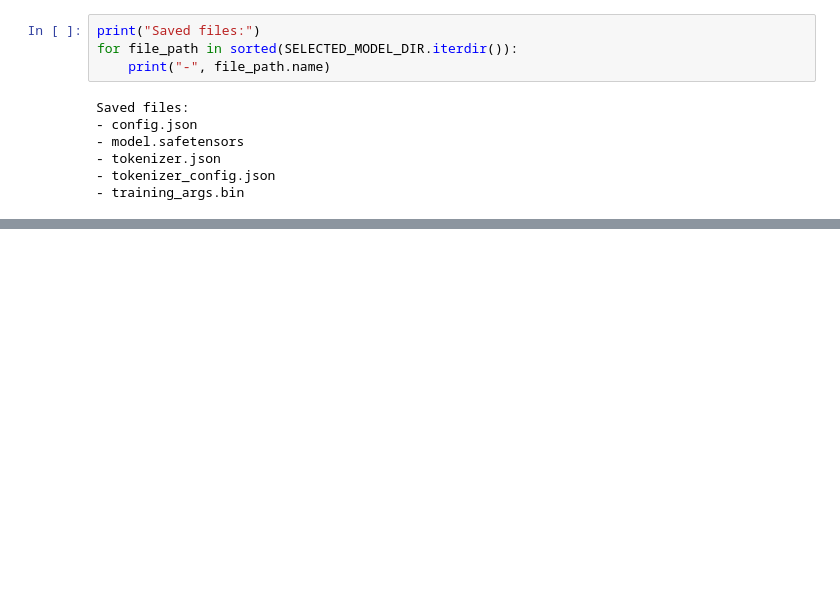
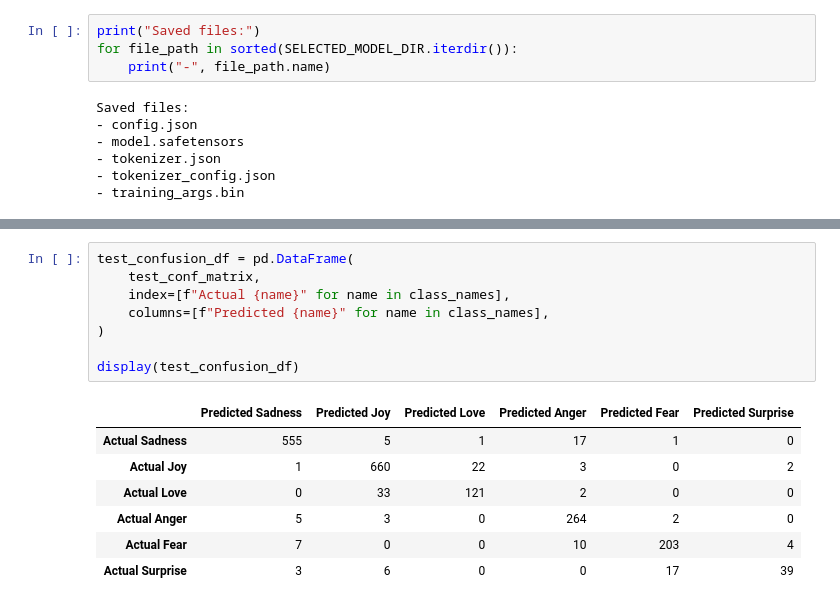
Before and after one commit to presidesg-lgtm/emotional-wellbeing-system, a Jupyter notebook: ml/notebooks/03_transformer_model.ipynb, the cells around one changed output, grey strips where cells are left out. Drawn from its saved outputs; the diff is of its cells as text; blank space fills up the shorter version.

```diff
--- a/ml/notebooks/03_transformer_model.ipynb
+++ b/ml/notebooks/03_transformer_model.ipynb
@@ -821,0 +1143,16 @@ Saved files:
+# %%
+test_confusion_df = pd.DataFrame(
+    test_conf_matrix,
+    index=[f"Actual {name}" for name in class_names],
+    columns=[f"Predicted {name}" for name in class_names],
+)
+
+display(test_confusion_df)
+# %% [output]
+|  | Predicted Sadness | Predicted Joy | Predicted Love | Predicted Anger | Predicted Fear | Predicted Surprise |
+| Actual Sadness | 555 | 5 | 1 | 17 | 1 | 0 |
+| Actual Joy | 1 | 660 | 22 | 3 | 0 | 2 |
+| Actual Love | 0 | 33 | 121 | 2 | 0 | 0 |
+| Actual Anger | 5 | 3 | 0 | 264 | 2 | 0 |
+| Actual Fear | 7 | 0 | 0 | 10 | 203 | 4 |
+| Actual Surprise | 3 | 6 | 0 | 0 | 17 | 39 |
```
Also changed, not shown: parts of 19 cells of this notebook, 4 other files.
